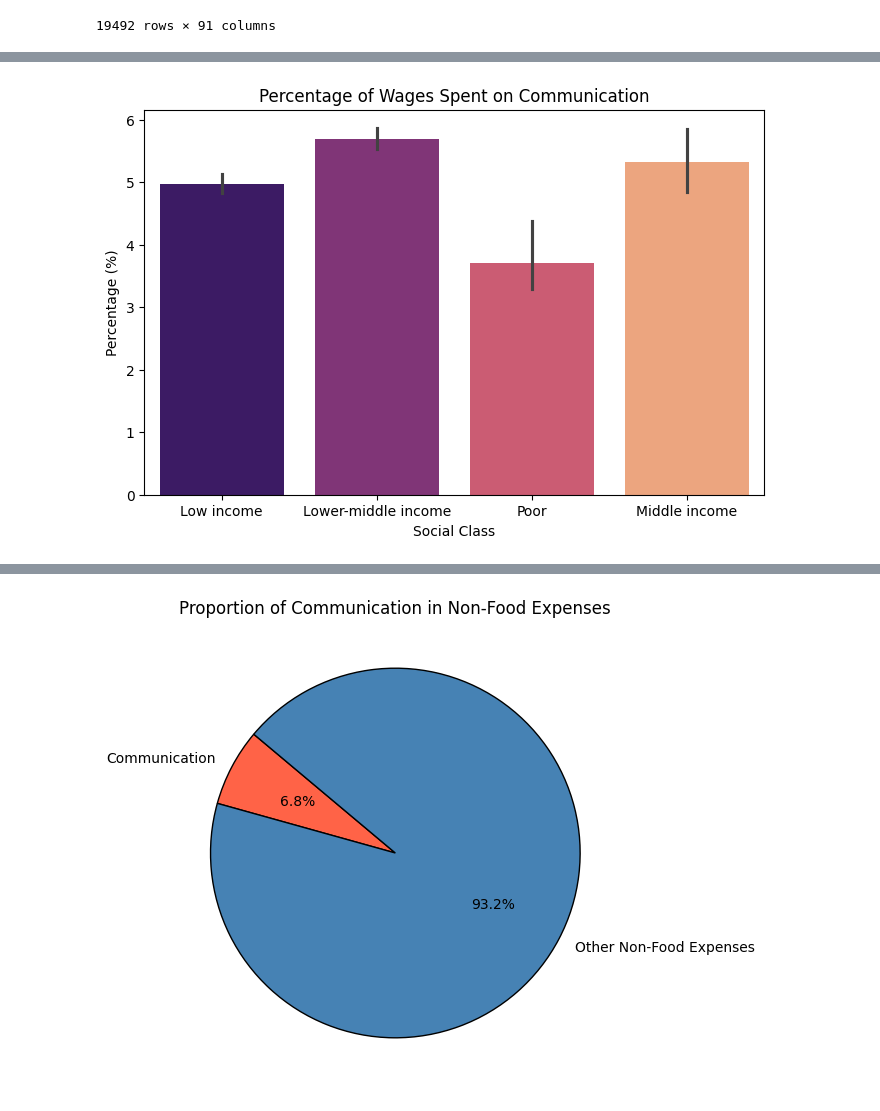
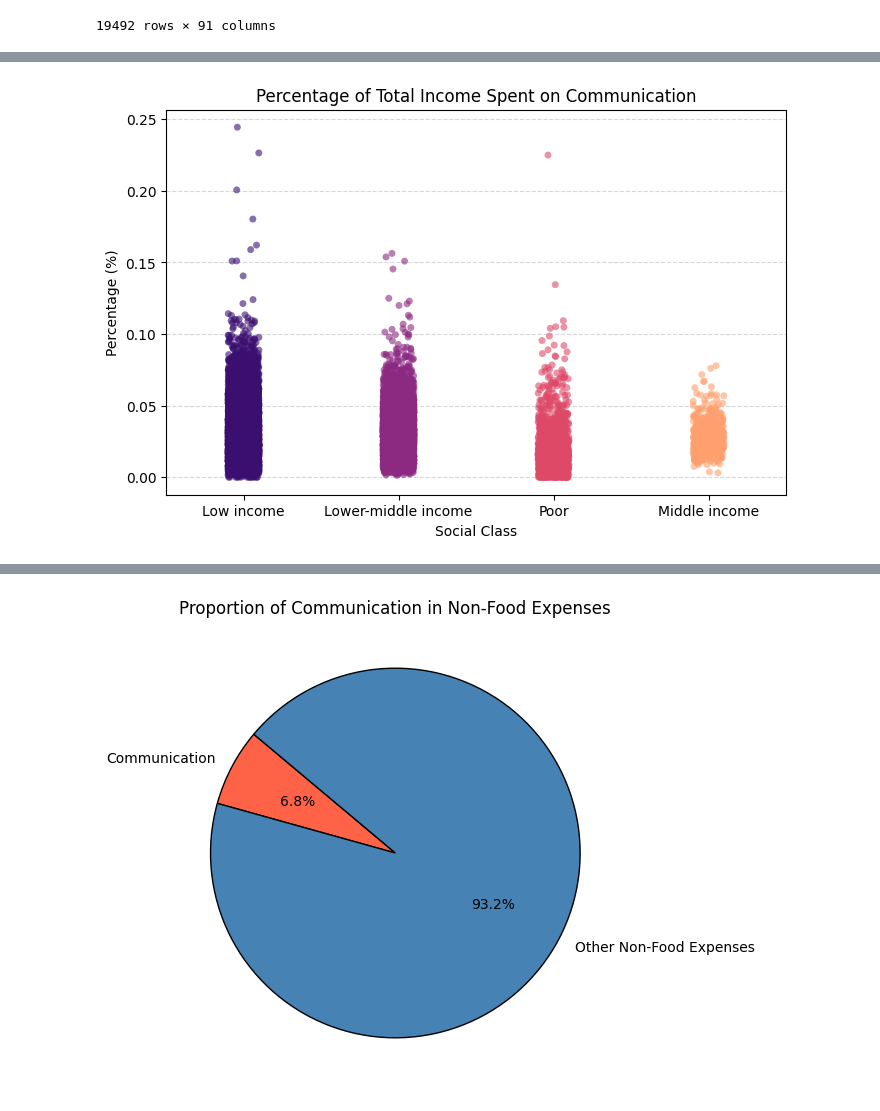
Before and after one commit to JoshuaEntrata/Data-Mining-Prelims-Project, a Jupyter notebook: notebooks/eda/communication.ipynb, the cells around one changed output, grey strips where cells are left out. Drawn from its saved outputs; the diff is of its cells as text; code cells hidden in the pictures.

Commit message:
edited bar2 + analysis added
Percentage of Total Income Spent on Communication

```diff
--- a/notebooks/eda/communication.ipynb
+++ b/notebooks/eda/communication.ipynb
@@ -68,16 +69,20 @@ Passing `palette` without assigning `hue` is deprecated and will be removed in v
 # %%
 plt.figure(figsize=(8, 5))
-sns.barplot(
+sns.stripplot(
     x='SOCIAL_CLASS',
-    y=final_fies['COMMUNICATION'] / final_fies['WAGES'] * 100,
-    hue='SOCIAL_CLASS',
+    y=final_fies['COMMUNICATION'] / final_fies['TOINC'],
     data=final_fies,
-    palette='magma'
+    jitter=True,           # Spreads points to reduce overlap
+    alpha=0.6,             # Adjust transparency for clarity
+    size=5,                # Point size for visibility
+    palette='magma',       # Consistent color theme
+    hue='SOCIAL_CLASS'     # Color by social class
 )
 
-plt.title('Percentage of Wages Spent on Communication')
+plt.title('Percentage of Total Income Spent on Communication')
 plt.xlabel('Social Class')
 plt.ylabel('Percentage (%)')
+plt.grid(axis='y', linestyle='--', alpha=0.5)  # Improves readability
 plt.show()
 # %% [output]
-[figure, old version]
+[figure, new version]
```
Also changed, not shown: parts of 6 cells of this notebook.
